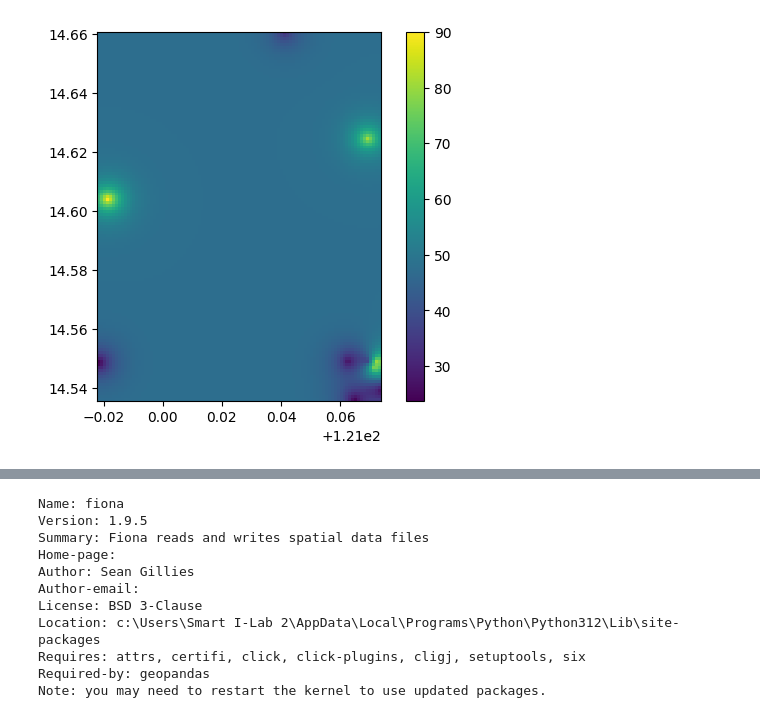
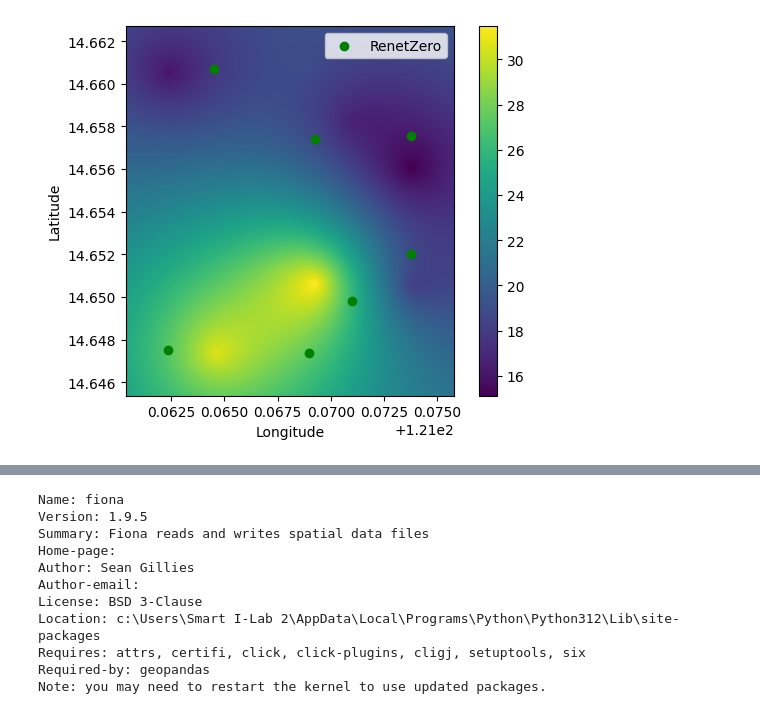
Before and after one commit to Cahlil-Togonon/coe199-capstone, a Jupyter notebook: kriging.ipynb, the cells around one changed output, grey strips where cells are left out. Drawn from its saved outputs; the diff is of its cells as text; code cells hidden in the pictures.

```diff
--- a/kriging.ipynb
+++ b/kriging.ipynb
@@ -44,26 +45,24 @@ print(df)
 import numpy as np
 import geopandas as gpd
 
-# import pykrige.kriging_tools as kt
-# from pykrige.ok import OrdinaryKriging
+# gdf = gpd.read_file('./shapefiles/Philippines_Border.shp')
+
+# bounds = gdf.total_bounds
+# Xmin = bounds[0]
+# Ymin = bounds[1]
+# Xmax = bounds[2]
+# Ymax = bounds[3]
 
 data = df[["X","Y","US AQI"]].to_numpy()
 
-gdf = gpd.read_file('./shapefiles/Philippines_Border.shp')
+offset = 0.002
+Xmin = min(df['X']) - offset
+Xmax = max(df['X']) + offset
+Ymin = min(df['Y']) - offset
+Ymax = max(df['Y']) + offset
 
-bounds = gdf.total_bounds
-Xmin = bounds[0]
-Ymin = bounds[1]
-Xmax = bounds[2]
-Ymax = bounds[3]
+gridx = np.arange(Xmin, Xmax, 0.0001)
+gridy = np.arange(Ymin, Ymax, 0.0001)
 
-Xmin = min(df['X'])
-Xmax = max(df['X'])
-Ymin = min(df['Y'])
-Ymax = max(df['Y'])
-
-gridx = np.arange(Xmin, Xmax, 0.001)
-gridy = np.arange(Ymin, Ymax, 0.001)
-
-print(gridx)
-print(gridy)
+# print(gridx)
+# print(gridy)
@@ -88,27 +69,35 @@ print(gridy)
 # %%
 import matplotlib.pyplot as plt
 import pykrige.kriging_tools as kt
 from pykrige.ok import OrdinaryKriging
 
 OK = OrdinaryKriging(
     data[:, 0],
     data[:, 1],
     data[:, 2],
     variogram_model="exponential",
     nlags = 6,
     verbose=False,
     enable_plotting=False,
     exact_values=True,
+    enable_statistics=True,
     coordinates_type="geographic",
 )
 
 z_pred, ss = OK.execute("grid", gridx, gridy)
 
 # kt.write_asc_grid(gridx, gridy, z, filename="output.asc")
 
 fig, ax1 = plt.subplots()
-pos = ax1.imshow(z_pred, interpolation='none', extent=[Xmin,Xmax,Ymin,Ymax])
+pos = ax1.imshow(z_pred, extent=[Xmin,Xmax,Ymin,Ymax])
 fig.colorbar(pos, ax=ax1)
+
+ax1.scatter(df['X'], df['Y'], color='green', marker='o', label='RenetZero')
+
+ax1.set_xlabel('Longitude')
+ax1.set_ylabel('Latitude')
+ax1.legend()
+
 plt.show()
 # %% [output]
-[figure, old version]
+[figure, new version]
```
Also changed, not shown: parts of 7 cells of this notebook, 5 other files.
